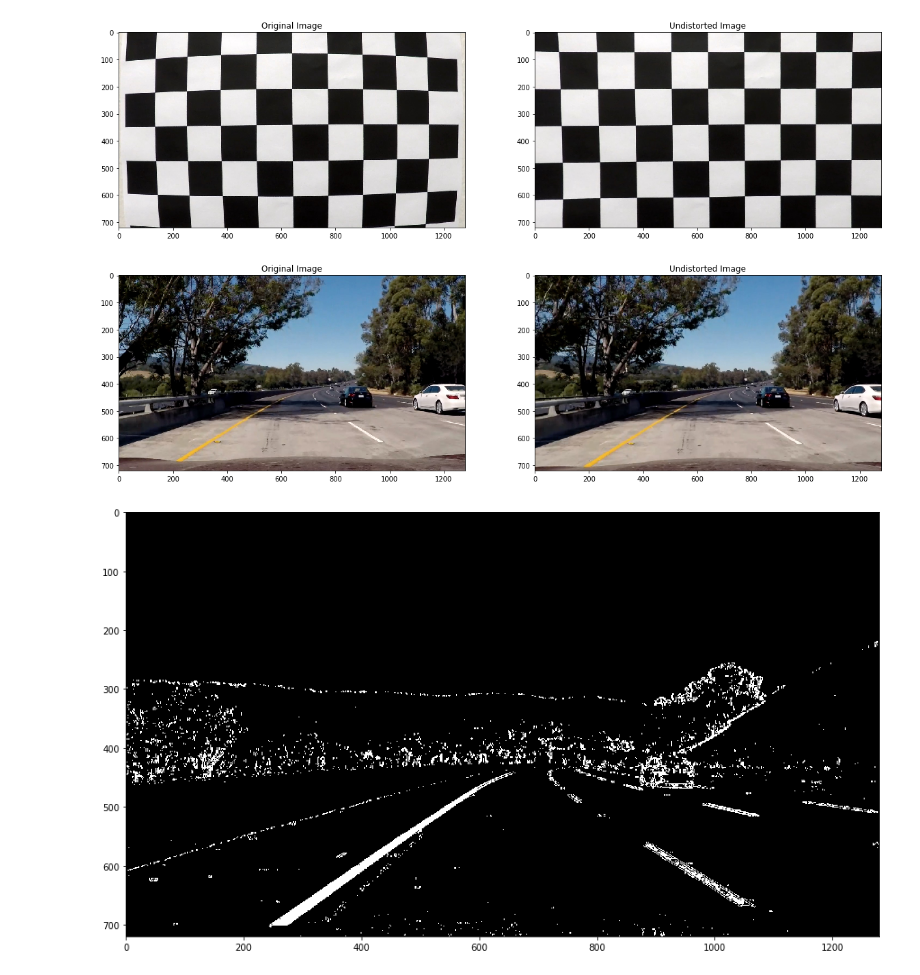
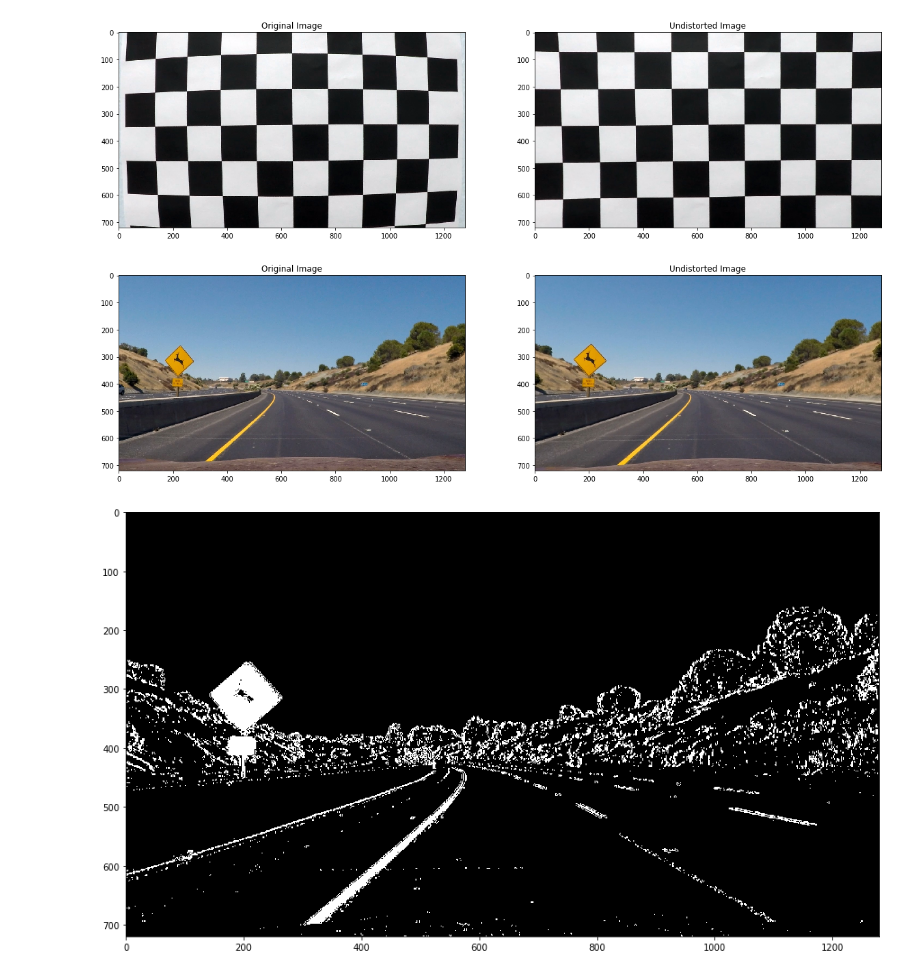
Before and after one commit to moizKachwala/self-drivingCar-advance-lane-p2, a Jupyter notebook: lane_detection.ipynb, the cells around one changed output. Drawn from its saved outputs; the diff is of its cells as text; code cells hidden in the pictures.

```diff
--- a/lane_detection.ipynb
+++ b/lane_detection.ipynb
@@ -4,6 +4,15 @@ import cv2
 import matplotlib.pyplot as plt
 import matplotlib.image as mpimg
 import glob, os
+# %%
+test1 = cv2.imread("./test_images/test1.jpg")
+test2 = cv2.imread("./test_images/test2.jpg")
+test3 = cv2.imread("./test_images/test3.jpg")
+test4 = cv2.imread("./test_images/test4.jpg")
+test5 = cv2.imread("./test_images/test5.jpg")
+
+
+processing_image = test2
 # %%
 def calibrate_camera(nx = 9, ny = 6):
     """
@@ -30,10 +39,10 @@ def calibrate_camera(nx = 9, ny = 6):
     for image_name in images:
 
         # read the image
-        img = mpimg.imread(image_name)
+        img = cv2.imread(image_name)
 
         # Convert to gray scale
-        gray = cv2.cvtColor(img, cv2.COLOR_RGB2GRAY)
+        gray = cv2.cvtColor(img,cv2.COLOR_BGR2GRAY)
 
         # Find the chessboard corners
         ret, corners = cv2.findChessboardCorners(gray, (nx,ny), None)
@@ -86,20 +96,21 @@ unable to find the corners for image -  camera_cal\calibration5.jpg
 [figure]
 # %%
 # Testing on the car image.
-img = mpimg.imread('test_images/test5.jpg')
+img = processing_image
+img = cv2.cvtColor(img, cv2.COLOR_BGR2RGB)
 
 # Undistort the image. No need for calibration again.
-dst =  undistort_image(img, mtx, dist)
+undistorted_img =  undistort_image(img, mtx, dist)
 
 f, (ax1, ax2) = plt.subplots(1, 2, figsize=(20, 10))
 ax1.imshow(img)
 ax1.set_title('Original Image')
-ax2.imshow(dst)
+ax2.imshow(undistorted_img)
 ax2.set_title('Undistorted Image')
 
 plt.savefig('output_images/undistorted_car_image.png')
 # %% [output]
-[figure, old version]
+[figure, new version]
 # %%
 def abs_sobel_thresh(img, orient='x', thresh =(0,255)):
 
@@ -208,7 +221,8 @@ def combined_color_pipeline(img, sobel_thresh=(20, 100), color_thresh=(170, 255)
 
     return combined_binary
 # %%
-img = mpimg.imread('test_images/test3.jpg')
+img = processing_image
+img = cv2.cvtColor(img, cv2.COLOR_BGR2RGB)
 undistored_image = undistort_image(img, mtx, dist)
 
 # usage of pipe line
@@ -220,7 +234,7 @@ plt.imshow(combined, cmap='gray')
 
 plt.savefig('output_images/sobelx_color_thresh_image.png')
 # %% [output]
-[figure, old version]
+[figure, new version]
 # %%
 def region_of_interest(img, vertices):
     """
```
Also changed, not shown: parts of 15 cells of this notebook.
